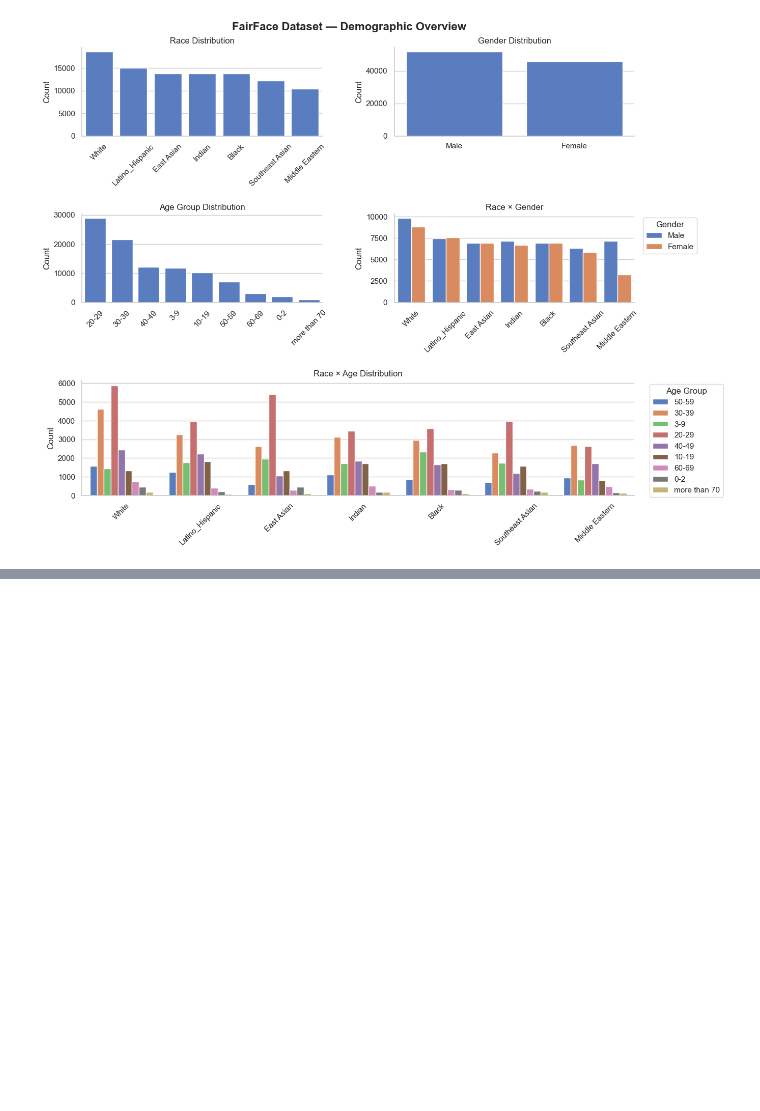
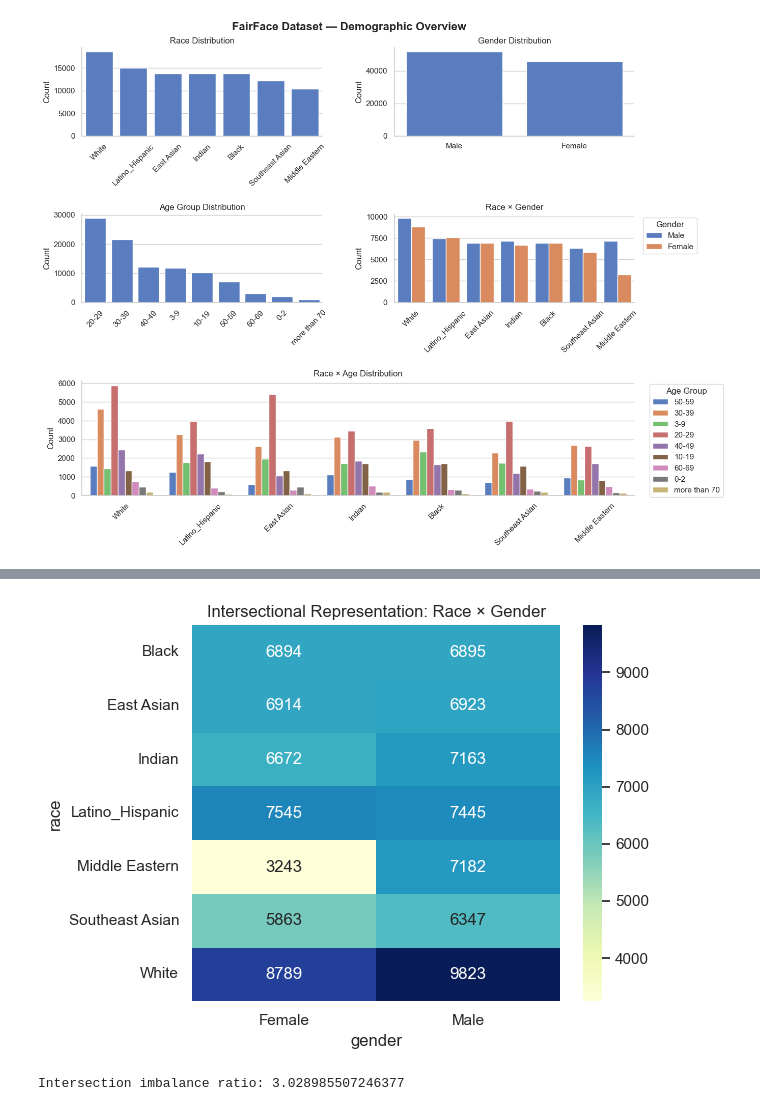
Before and after one commit to nigelcheong/bias-mitigation-fairface, a Jupyter notebook: facial_recognition_bias_mitigation.ipynb, the cells around one changed output, grey strips where cells are left out. Cells and saved outputs as stored; diff of their text form; code cells hidden in the pictures; blank space fills up the shorter version.

```diff
--- a/facial_recognition_bias_mitigation.ipynb
+++ b/facial_recognition_bias_mitigation.ipynb
@@ -196,0 +219,13 @@ plt.show()
+# %%
+# Intersectional representation
+sns.heatmap(cross, annot=True, fmt="d", cmap="YlGnBu")
+plt.title("Intersectional Representation: Race × Gender")
+plt.show()
+# %% [output]
+[figure, added]
+# %%
+cross = df.groupby(['race', 'gender']).size().unstack(fill_value=0)
+imbalance_ratio = cross.max().max() / cross.min().min()
+print("Intersection imbalance ratio:", imbalance_ratio)
+# %% [output]
+Intersection imbalance ratio: 3.028985507246377
```
Also changed, not shown: parts of 3 cells of this notebook.
